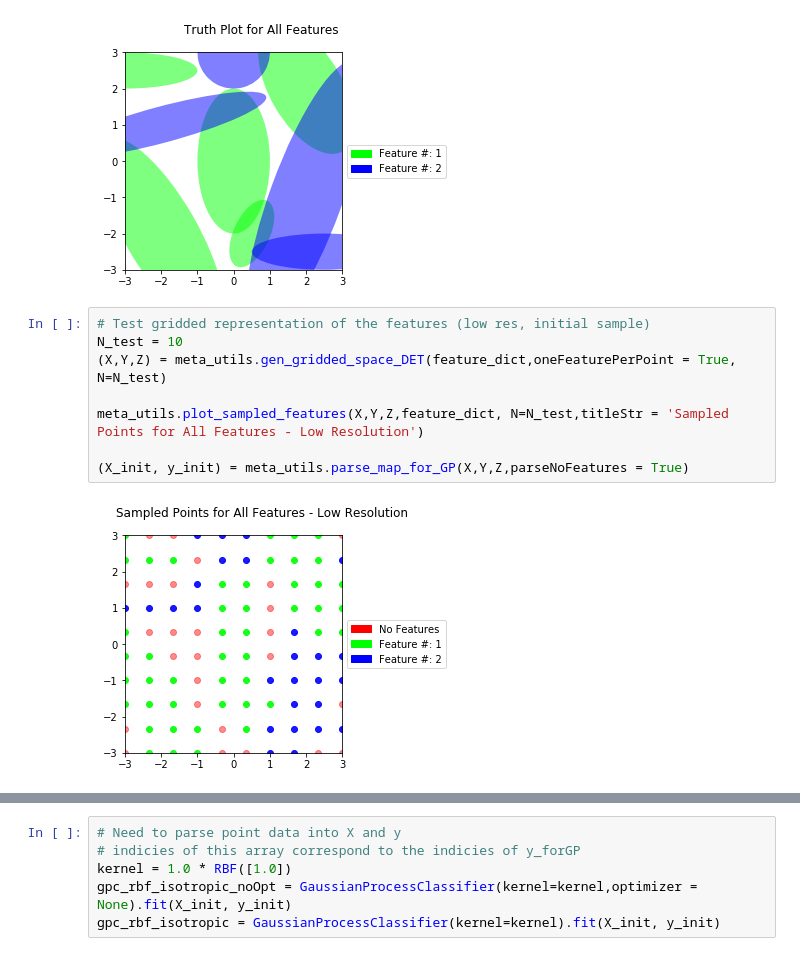
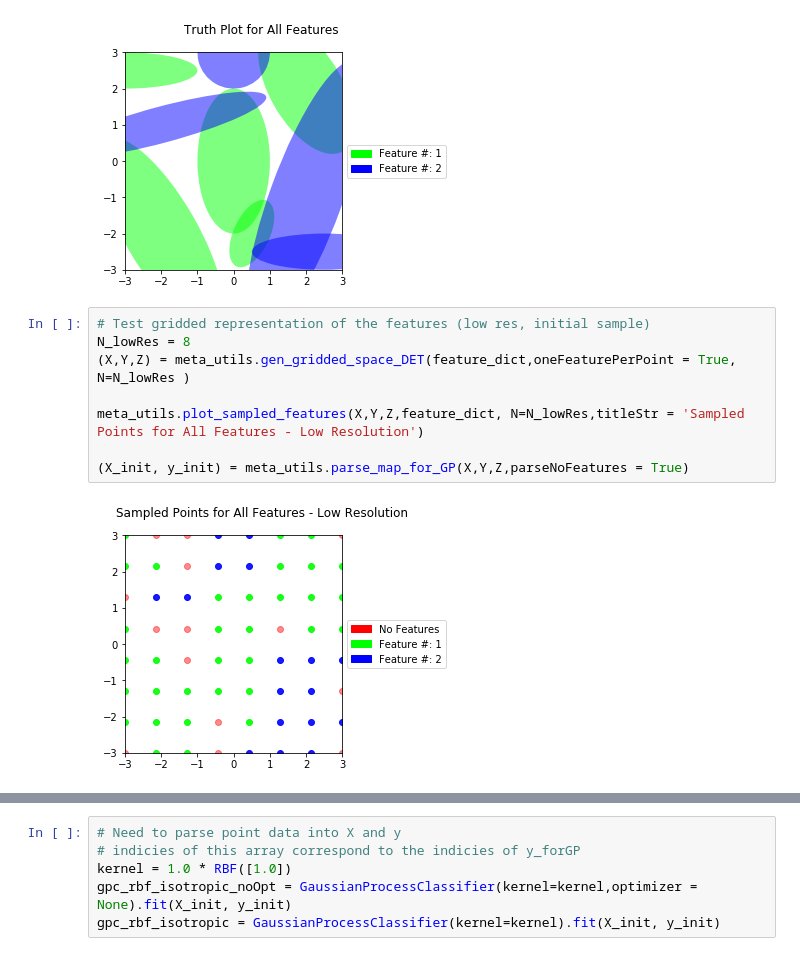
Before and after one commit to tukai21/adaptive-sampling, a Jupyter notebook: mini-pset-COMPLETED EXAMPLE.ipynb, the cells around one changed output, grey strips where cells are left out. Drawn from its saved outputs; the diff is of its cells as text.

```diff
--- a/mini-pset-COMPLETED EXAMPLE.ipynb
+++ b/mini-pset-COMPLETED EXAMPLE.ipynb
@@ -80,13 +80,13 @@ meta_utils.plot_truth_features(feature_dict)
 [figure]
 # %%
 # Test gridded representation of the features (low res, initial sample)
-N_test = 10
-(X,Y,Z) = meta_utils.gen_gridded_space_DET(feature_dict,oneFeaturePerPoint = True, N=N_test)
+N_lowRes = 8
+(X,Y,Z) = meta_utils.gen_gridded_space_DET(feature_dict,oneFeaturePerPoint = True, N=N_lowRes )
 
-meta_utils.plot_sampled_features(X,Y,Z,feature_dict, N=N_test,titleStr = 'Sampled Points for All Features - Low Resolution')
+meta_utils.plot_sampled_features(X,Y,Z,feature_dict, N=N_lowRes,titleStr = 'Sampled Points for All Features - Low Resolution')
 
 (X_init, y_init) = meta_utils.parse_map_for_GP(X,Y,Z,parseNoFeatures = True)
 # %% [output]
-[figure, old version]
+[figure, new version]
 # %%
 # Test gridded representation of the features (highest res possible)
```
Also changed, not shown: parts of 20 cells of this notebook.
